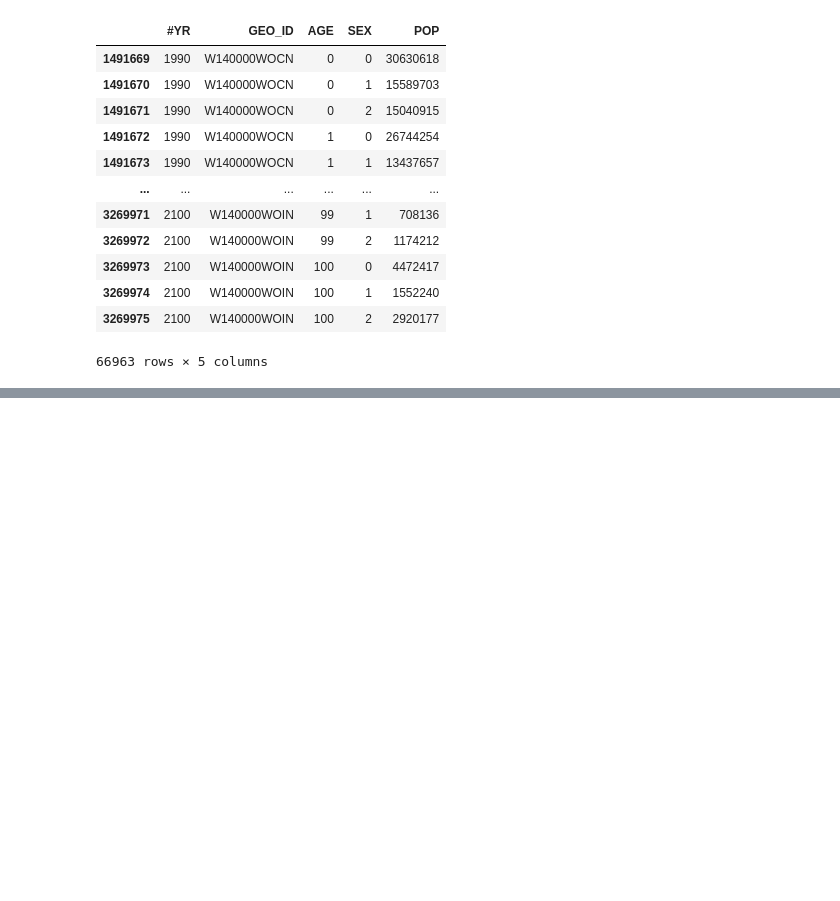
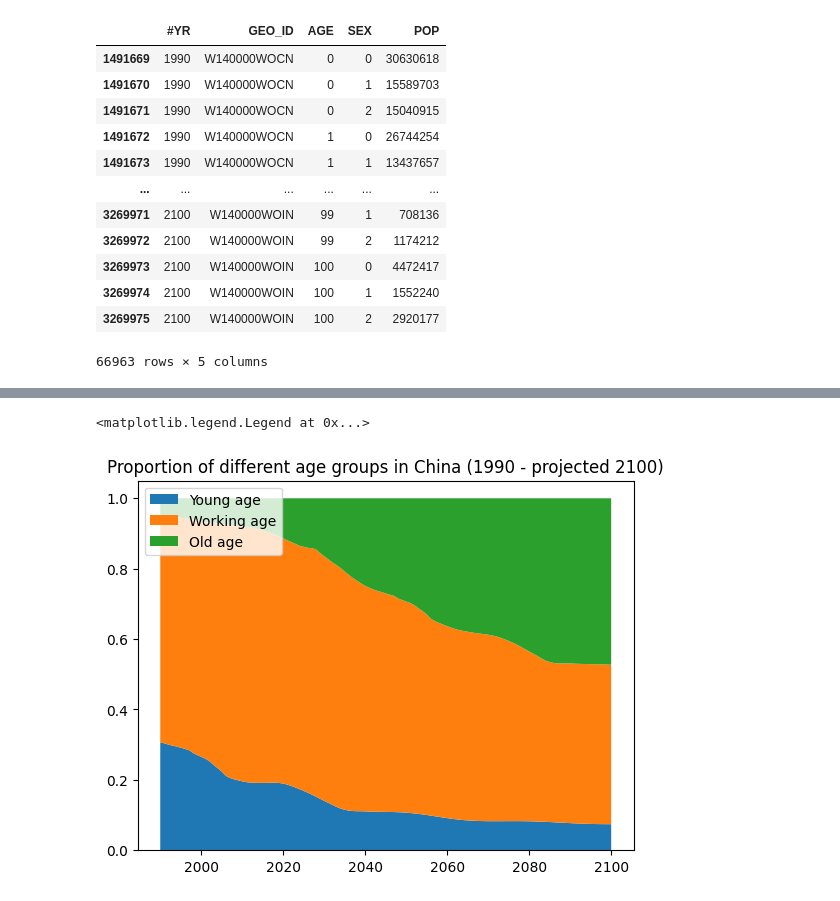
Before and after one commit to thaianle/international-database, a Jupyter notebook: idbsingleyear-python.ipynb, the cells around one changed output, grey strips where cells are left out. Saved outputs shown, nothing was run; the diff lists cells and outputs as text; code cells hidden in the pictures; blank space fills up the shorter version.

Commit message:
Add change in proportion of different age groups

```diff
--- a/idbsingleyear-python.ipynb
+++ b/idbsingleyear-python.ipynb
@@ -387,0 +388,4 @@ in_ch_0_grouped.head(15)
+# %%
+in_ch_0_pivot = in_ch_0_grouped.pivot_table(index = ['#YR', 'GEO_ID'], columns = 'WORKING', values = 'POP', observed = True)
+in_ch_0_pivot['TOTAL'] = in_ch_0_pivot['Young_age'] + in_ch_0_pivot['Working_age'] + in_ch_0_pivot['Old_age']
+in_ch_0_pivot.head(9)
@@ -387,0 +404,8 @@ in_ch_0_grouped.head(15)
+# %%
+# Divide to find the proportion of each age group
+in_ch_0_pivot['Young_Pct'] = in_ch_0_pivot['Young_age'] / in_ch_0_pivot['TOTAL']
+in_ch_0_pivot['Working_Pct'] = in_ch_0_pivot['Working_age'] / in_ch_0_pivot['TOTAL']
+in_ch_0_pivot['Old_Pct'] = in_ch_0_pivot['Old_age'] / in_ch_0_pivot['TOTAL']
+# Reset index for easier analysis
+in_ch_0_pivot = in_ch_0_pivot.reset_index()
+in_ch_0_pivot.head(9)
@@ -387,0 +423,5 @@ in_ch_0_grouped.head(15)
+# %%
+# Age distribution trends through the years in China
+# First, filter for only China records
+ch_0_pivot = in_ch_0_pivot[in_ch_0_pivot['GEO_ID'] == 'W140000WOCN']
+ch_0_pivot.head()
@@ -387,0 +435,7 @@ in_ch_0_grouped.head(15)
+# %%
+plt.stackplot(ch_0_pivot['#YR'], ch_0_pivot['Young_Pct'], ch_0_pivot['Working_Pct'], ch_0_pivot['Old_Pct'])
+plt.title('Proportion of different age groups in China (1990 - projected 2100)')
+plt.legend(['Young age', 'Working age', 'Old age'], loc = 'upper left')
+# %% [output]
+<matplotlib.legend.Legend at 0x...>
+[figure, added]
```
Also changed, not shown: parts of 4 cells of this notebook.
